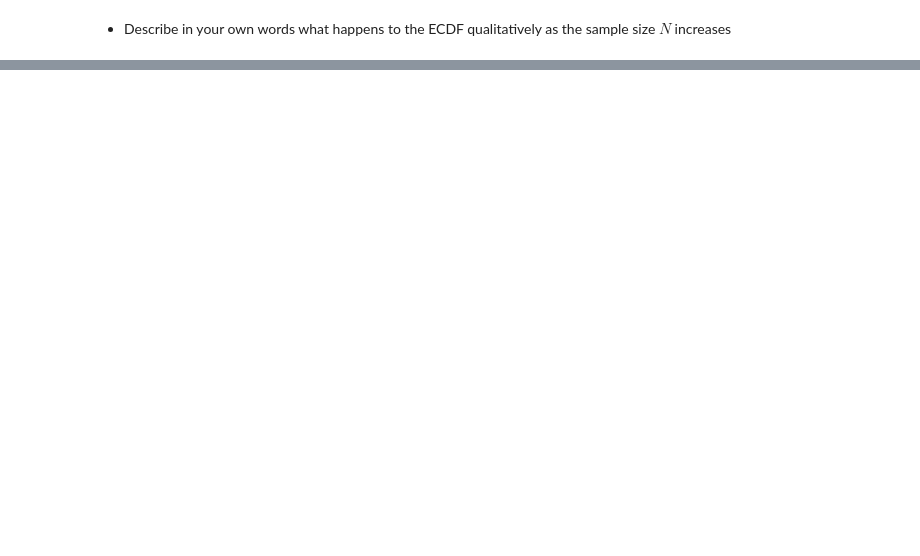
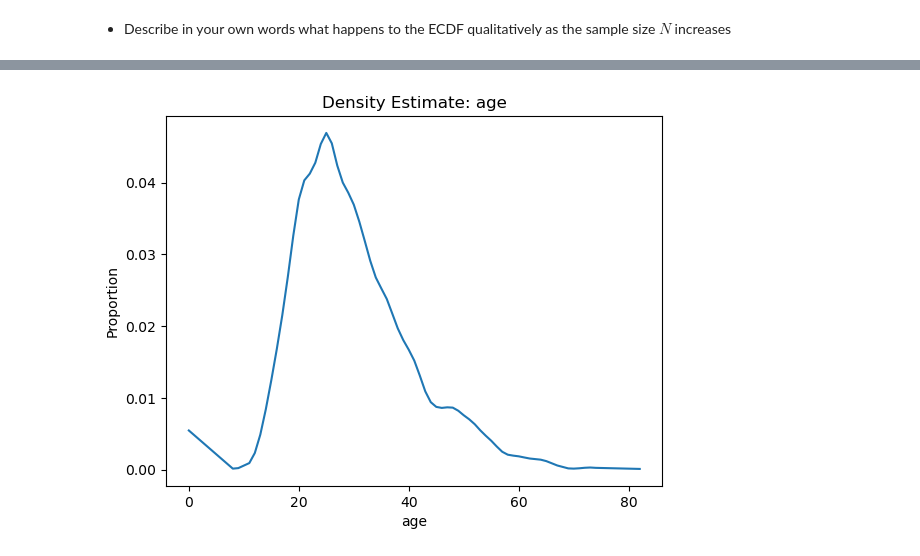
Before and after one commit to lderos/DS-5030-Assignments, a Jupyter notebook: assignment_2-1.ipynb, the cells around one changed output, grey strips where cells are left out. Saved outputs shown, nothing was run; the diff lists cells and outputs as text; code cells hidden in the pictures; blank space fills up the shorter version.

```diff
--- a/assignment_2-1.ipynb
+++ b/assignment_2-1.ipynb
@@ -186,0 +324,16 @@ where $h$ is the bandwidth and $k()$ is one of the kernel functions from the cla
+# %%
+def normal_kernel(x, h_s, plot = True, label = None):
+    Z = np.sort(x.unique()).reshape(1,-1) # Extract unique values for x
+    data = x.to_numpy().reshape(-1,1) # Reshape the data
+    I = np.exp( -(data-Z)**2/(2*h_s**2) )/( np.sqrt(2*np.pi) * h_s) # Compute the kernel
+    kde = np.mean(I,axis=0) # Sum over x indices and normalize
+    #kde = kde/np.sum(kde) # Normalize the kde so it sums to 1
+    grid = Z.reshape(-1,1)
+
+    # Plot KDE
+    if plot:
+        title_str = x.name
+        plt.plot(grid,kde)
+        plt.title(f'Density Estimate: {title_str}')
+        plt.ylabel('Proportion')
+        plt.xlabel(title_str)
@@ -186,0 +342,8 @@ where $h$ is the bandwidth and $k()$ is one of the kernel functions from the cla
+# %%
+def h(x):
+    Z = np.sort(x.unique()).reshape(1,-1) # Extract unique values for x
+    data = x.to_numpy().reshape(-1,1) # Reshape the data
+
+    iqr = np.quantile(x,.75) - np.quantile(x,.25)
+    h_s = 0.9 * min(np.std(x), iqr/1.34) * len(x) **(-0.2)
+    return h_s
@@ -186,0 +359,4 @@ where $h$ is the bandwidth and $k()$ is one of the kernel functions from the cla
+# %%
+normal_kernel(x, h_s, plot = True)
+# %% [output]
+[figure, added]
```
Also changed, not shown: parts of 24 cells of this notebook.
